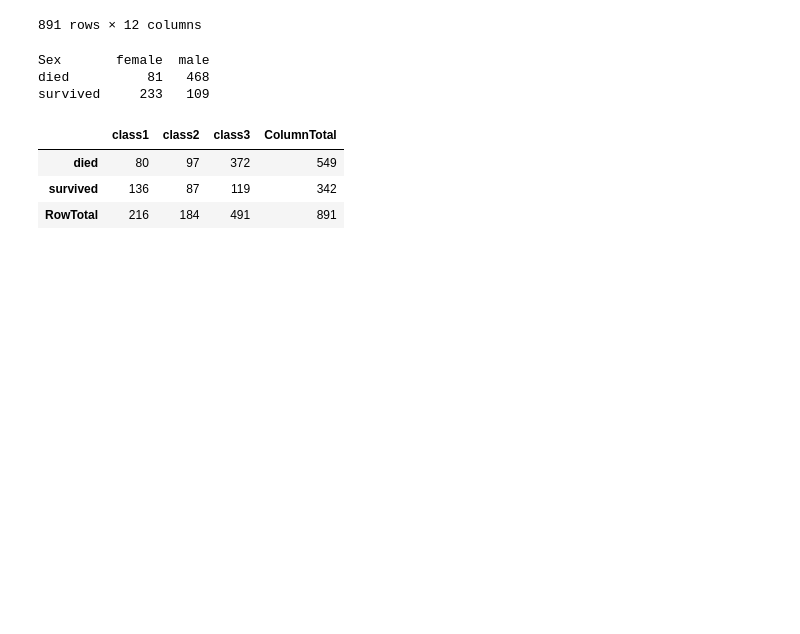
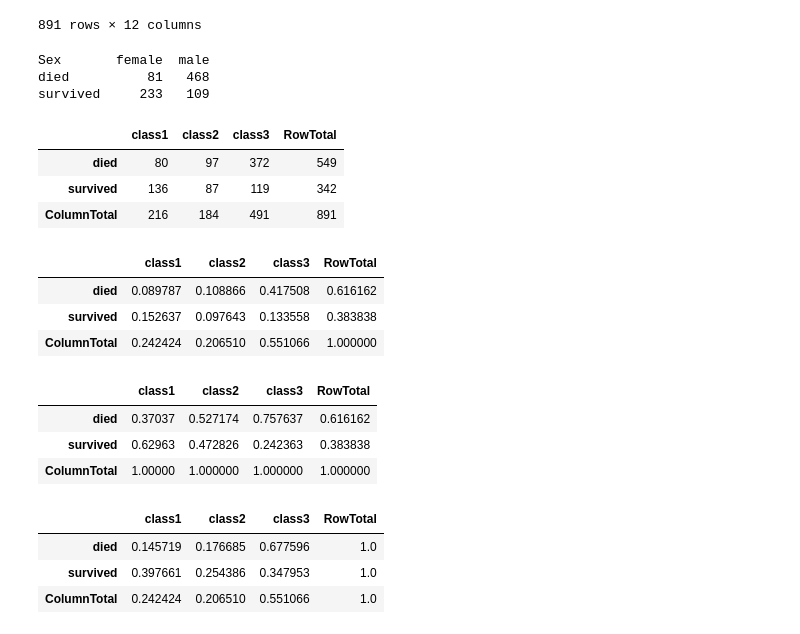
Before and after one commit to Shane360/Python-Practice-Code, a Jupyter notebook: Python-for-data-analyis-practice.ipynb, the cells around one changed output. Drawn from its saved outputs; the diff is of its cells as text; code cells hidden in the pictures; blank space fills up the shorter version.

Commit message:
Data manipulation, cleaning, Joins and Frequency tables.

```diff
--- a/Python-for-data-analyis-practice.ipynb
+++ b/Python-for-data-analyis-practice.ipynb
@@ -353,13 +354,35 @@ survived     233   109
 # %%
 survived_class = pd.crosstab(index = titanic_train["Survived"],
                             columns = titanic_train["Pclass"],
                             margins = True)
-survived_class.index = ["died", "survived", "RowTotal"]
-survived_class.columns = ["class1", "class2", "class3", "ColumnTotal"]
+survived_class.index = ["died", "survived", "ColumnTotal"]
+survived_class.columns = ["class1", "class2", "class3", "RowTotal"]
 
 survived_class
 # %% [output]
-|  | class1 | class2 | class3 | ColumnTotal |
+|  | class1 | class2 | class3 | RowTotal |
 | died | 80 | 97 | 372 | 549 |
 | survived | 136 | 87 | 119 | 342 |
-| RowTotal | 216 | 184 | 491 | 891 |
+| ColumnTotal | 216 | 184 | 491 | 891 |
+# %%
+survived_class/survived_class.loc["ColumnTotal", "RowTotal"]
+# %% [output]
+|  | class1 | class2 | class3 | RowTotal |
+| died | 0.089787 | 0.108866 | 0.417508 | 0.616162 |
+| survived | 0.152637 | 0.097643 | 0.133558 | 0.383838 |
+| ColumnTotal | 0.242424 | 0.206510 | 0.551066 | 1.000000 |
+# %%
+survived_class/survived_class.loc["ColumnTotal"]
+# %% [output]
+|  | class1 | class2 | class3 | RowTotal |
+| died | 0.37037 | 0.527174 | 0.757637 | 0.616162 |
+| survived | 0.62963 | 0.472826 | 0.242363 | 0.383838 |
+| ColumnTotal | 1.00000 | 1.000000 | 1.000000 | 1.000000 |
+# %%
+survived_class.div(survived_class["RowTotal"],
+                  axis = 0)
+# %% [output]
+|  | class1 | class2 | class3 | RowTotal |
+| died | 0.145719 | 0.176685 | 0.677596 | 1.0 |
+| survived | 0.397661 | 0.254386 | 0.347953 | 1.0 |
+| ColumnTotal | 0.242424 | 0.206510 | 0.551066 | 1.0 |
```
Also changed, not shown: parts of 6 cells of this notebook.
